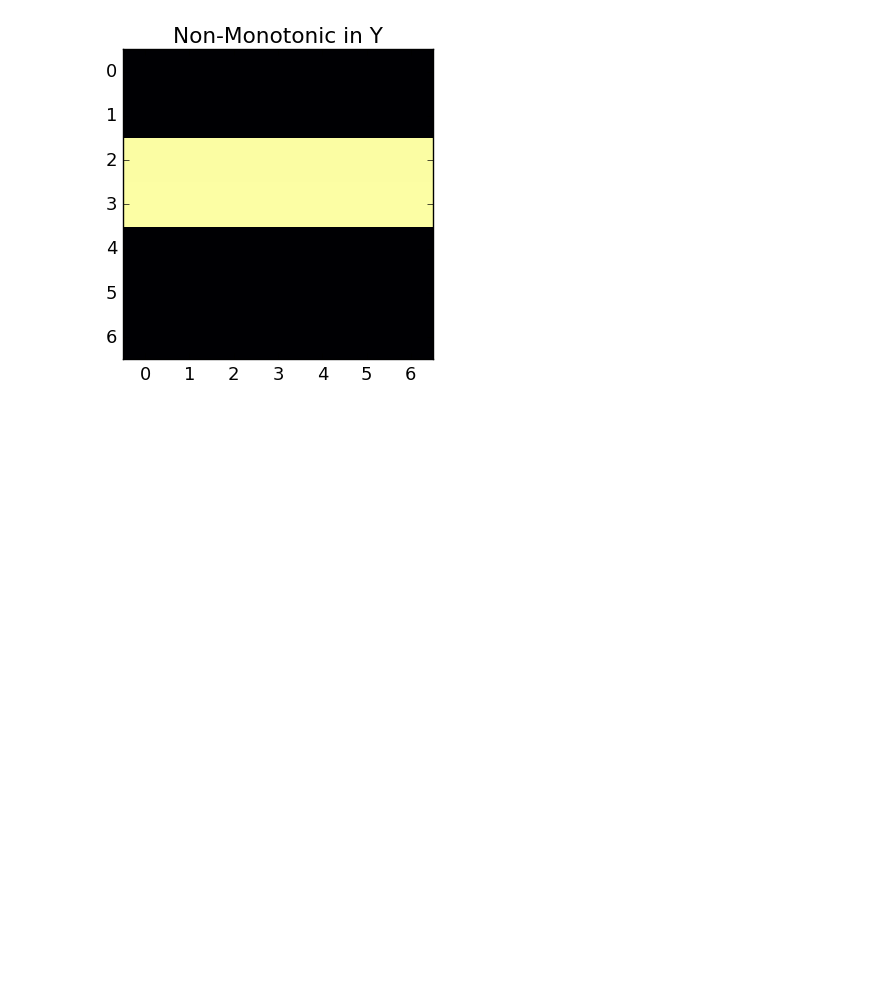
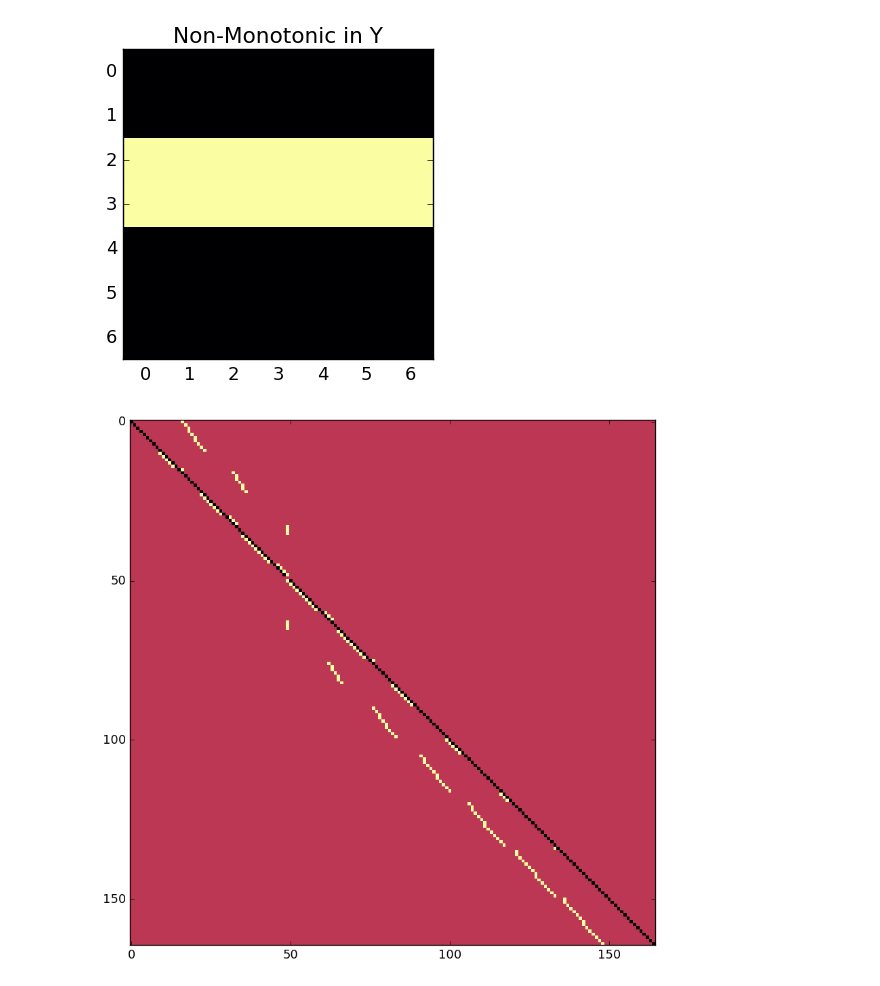
Before and after one commit to lsst/meas_deblender, a Jupyter notebook: examples/testOperators.ipynb, the cells around one changed output. Cells and saved outputs as stored; diff of their text form; code cells hidden in the pictures; blank space fills up the shorter version.

Commit message:
Add radial monotonic operator

```diff
--- a/examples/testOperators.ipynb
+++ b/examples/testOperators.ipynb
@@ -253,3 +253,10 @@ testMonotonic(shape=(7,7), px=1, py=1)
 [figure]
 [figure]
 [figure]
+# %%
+monotonic = nmf.getRadialMonotonicOp((11,15), 4, 3)
+plt.figure(figsize=(10,10))
+plt.imshow(monotonic.toarray())
+plt.show()
+# %% [output]
+[figure, added]
```
Also changed, not shown: parts of 6 cells of this notebook, 1 other file.
